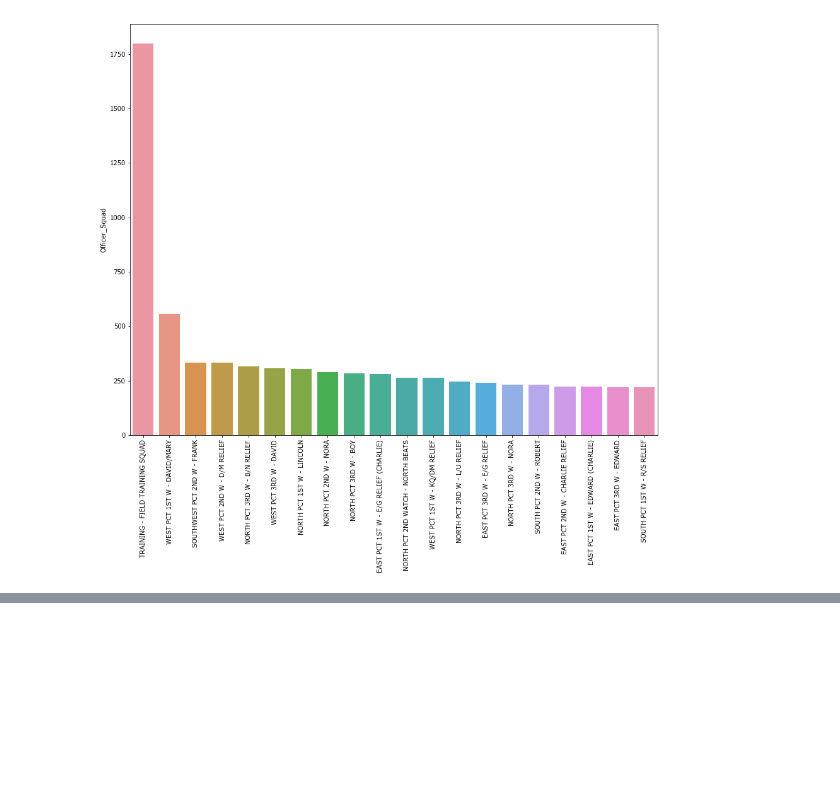
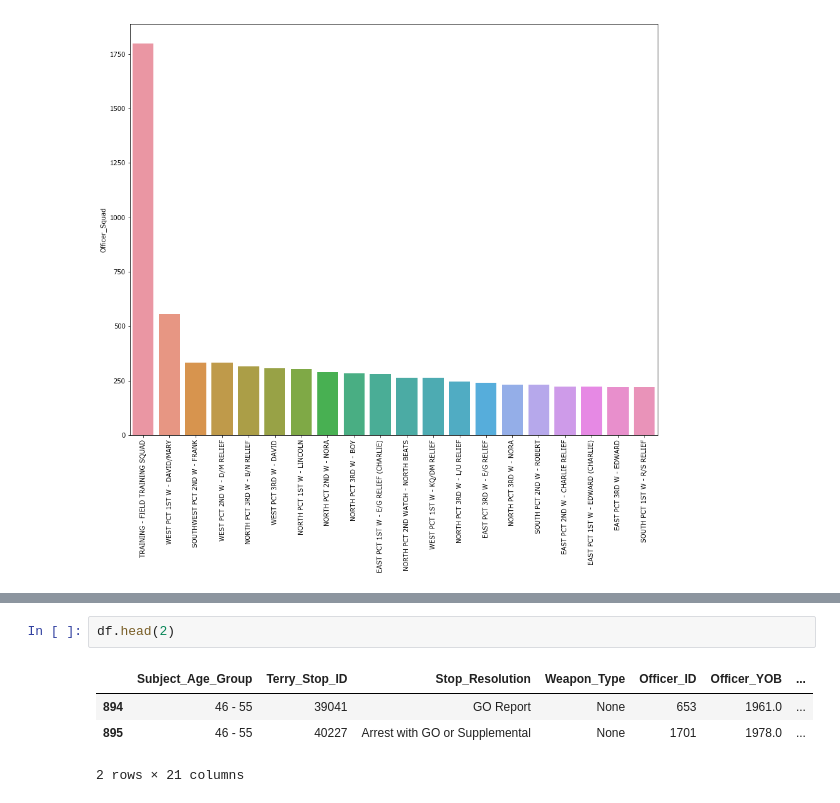
Before and after one commit to matheuswd/data-analysis, a Jupyter notebook: seattle-terry-stops/Terry Stops Analysis.ipynb, the cells around one changed output, grey strips where cells are left out. Cells and saved outputs as stored; diff of their text form; blank space fills up the shorter version.

```diff
--- a/seattle-terry-stops/Terry Stops Analysis.ipynb
+++ b/seattle-terry-stops/Terry Stops Analysis.ipynb
@@ -641,0 +642,7 @@ plt.show()
+# %%
+df.head(2)
+# %% [output]
+|  | Subject_Age_Group | Terry_Stop_ID | Stop_Resolution | Weapon_Type | Officer_ID | Officer_YOB | ... |
+| 894 | 46 - 55 | 39041 | GO Report | None | 653 | 1961.0 | ... |
+| 895 | 46 - 55 | 40227 | Arrest with GO or Supplemental | None | 1701 | 1978.0 | ... |
+2 rows × 21 columns
```
Also changed, not shown: parts of 3 cells of this notebook.
